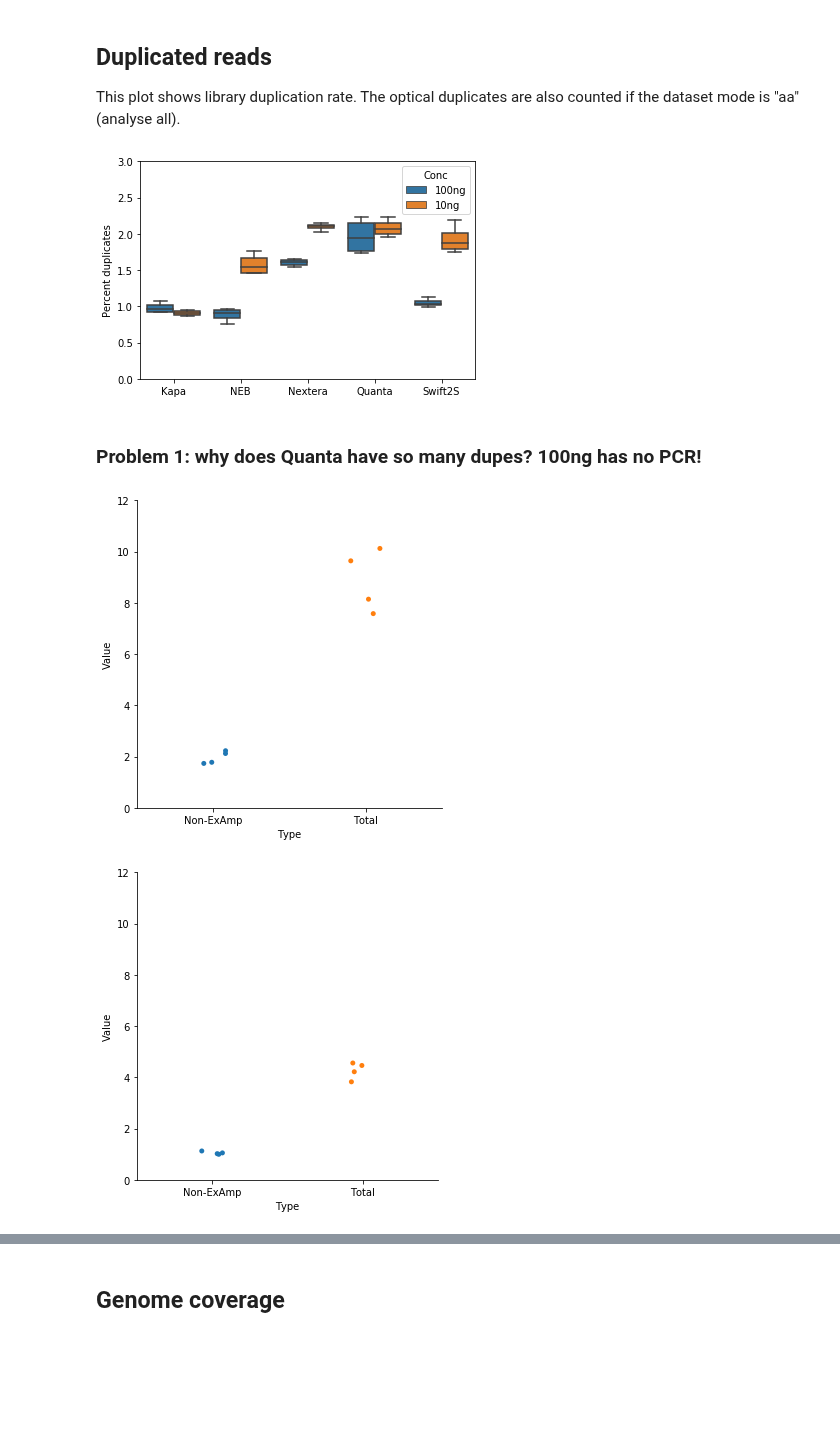
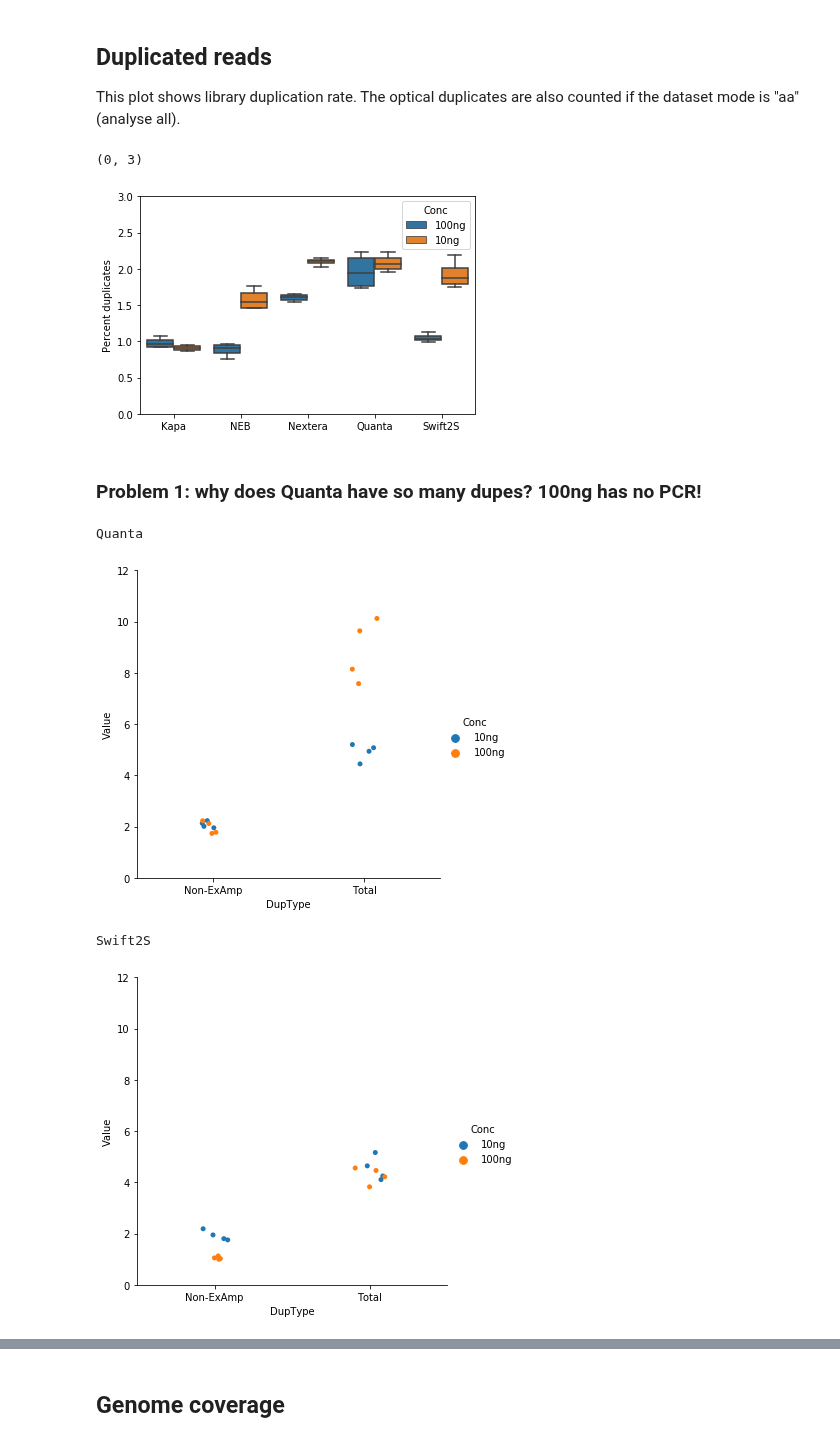
Before and after one commit to fa2k/comparison, a Jupyter notebook: Main_analysis.ipynb, the cells around one changed output, grey strips where cells are left out. Drawn from its saved outputs; the diff is of its cells as text; code cells hidden in the pictures; blank space fills up the shorter version.

Commit message:
Add corrected plot for duplication

```diff
--- a/Main_analysis.ipynb
+++ b/Main_analysis.ipynb
@@ -122,10 +122,10 @@ print("TODO. There is no arabidopsis yet.")
 Quanta-10ng-3
 TODO. There is no arabidopsis yet.
 # %%
-main_df = pd.DataFrame(samples).reindex().convert_objects(convert_numeric=True)
+main_df = pd.DataFrame(samples).reindex().apply(pd.to_numeric, axis=0, errors='ignore')
 in_reads_df = pd.DataFrame(inital_read_counts)
 dd_reads_df = pd.DataFrame(dedup_read_counts)
-arabidopsis_df = pd.DataFrame(arabidopsis_samples).convert_objects(convert_numeric=True)
+arabidopsis_df = pd.DataFrame(arabidopsis_samples).apply(pd.to_numeric, axis=0, errors='ignore')
 
 
 # Without Arabidopsis
@@ -467,23 +463,35 @@ sns.boxplot(data=df, x='Kit', y='PERCENT_DUPLICATION_NON_OPTICAL', hue='Conc')
 plt.ylabel("Percent duplicates")
 plt.xlabel("")
 plt.ylim(0, 3)
-plt.savefig("plots/non_optical_duplicates.pdf")
+###plt.savefig("plots/non_optical_duplicates.pdf")
+### NOTE: Do not use this plot. The duplication rate is signficantly distorted by downsampling.
+###       Use notebook subprojects/Undownsampled.ipynb
 # %% [output]
+(0, 3)
 [figure]
 # %% [markdown]
 ### Problem 1: why does Quanta have so many dupes? 100ng has no PCR!
 # %%
 quanta = df[(df.Kit == 'Quanta')]
 swift = df[(df.Kit == 'Swift2S')]
 for kdf in [quanta, swift]:
-    quanta_dup = pd.DataFrame({'Value': kdf[kdf.Conc == '100ng']['PERCENT_DUPLICATION_NON_OPTICAL']})
-    quanta_dup['Type'] = 'Non-ExAmp'
-    quanta_dup2 = pd.DataFrame({'Value': kdf[kdf.Conc == '100ng']['PERCENT_DUPLICATION']*100})
-    quanta_dup2['Type'] = 'Total'
-    cat = pd.concat((quanta_dup, quanta_dup2))
-    sns.catplot(data=cat, x="Type", y="Value")
+    print(kdf.Kit.iloc[0])
+    dfs = []
+    for conc in ['10ng', '100ng']:
+        quanta_dup = pd.DataFrame({'Value': kdf[kdf.Conc == conc]['PERCENT_DUPLICATION_NON_OPTICAL']})
+        quanta_dup['DupType'] = 'Non-ExAmp'
+        quanta_dup['Conc'] = conc
+        dfs.append(quanta_dup)
+        quanta_dup2 = pd.DataFrame({'Value': kdf[kdf.Conc == conc]['PERCENT_DUPLICATION']*100})
+        quanta_dup2['DupType'] = 'Total'
+        quanta_dup2['Conc'] = conc
+        dfs.append(quanta_dup2)
+    cat = pd.concat(dfs)
+    sns.catplot(data=cat, x="DupType", y="Value", hue="Conc")
     plt.ylim(0, 12)
     plt.show()
 # %% [output]
+Quanta
-[figure, old version]
+[figure, new version]
+Swift2S
-[figure, old version]
+[figure, new version]
```
Also changed, not shown: parts of 7 cells of this notebook, 3 other files.
